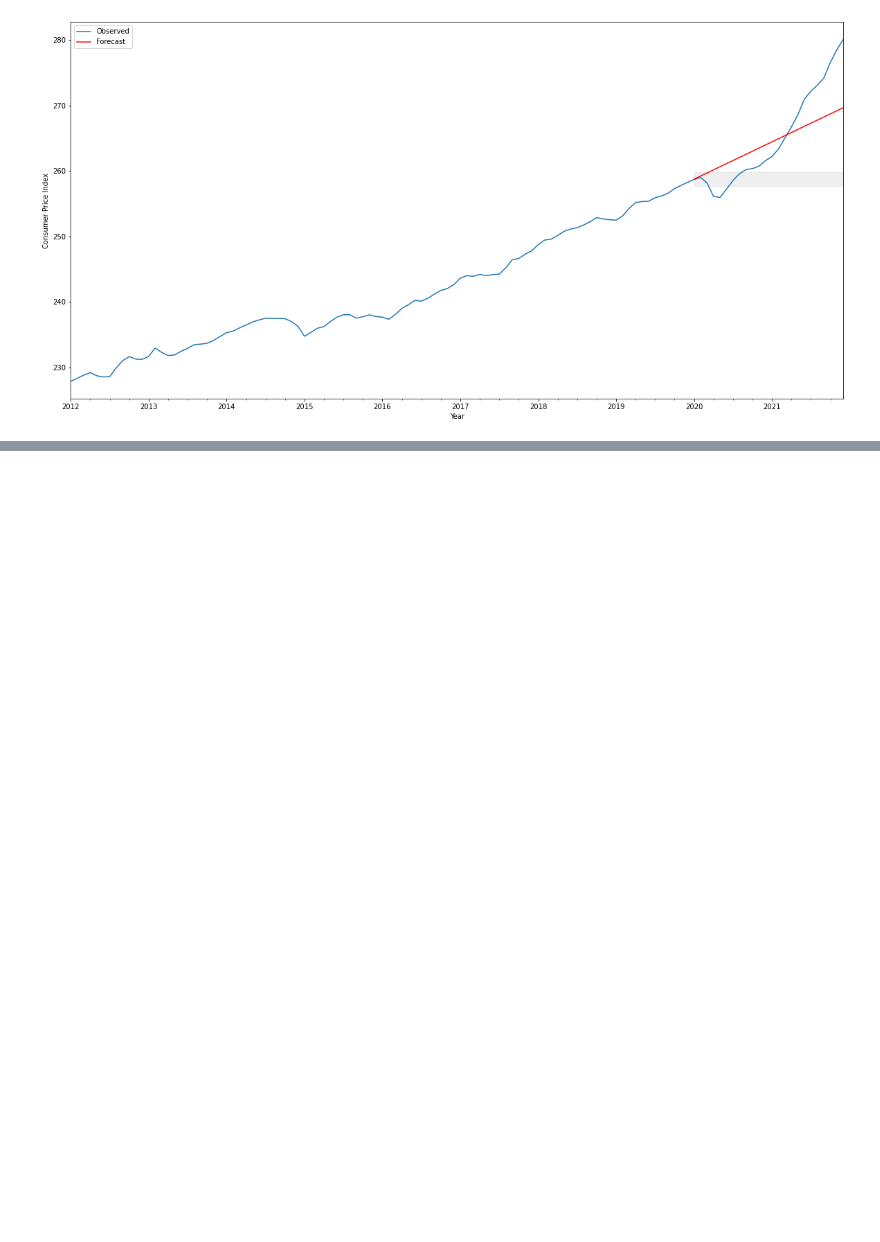
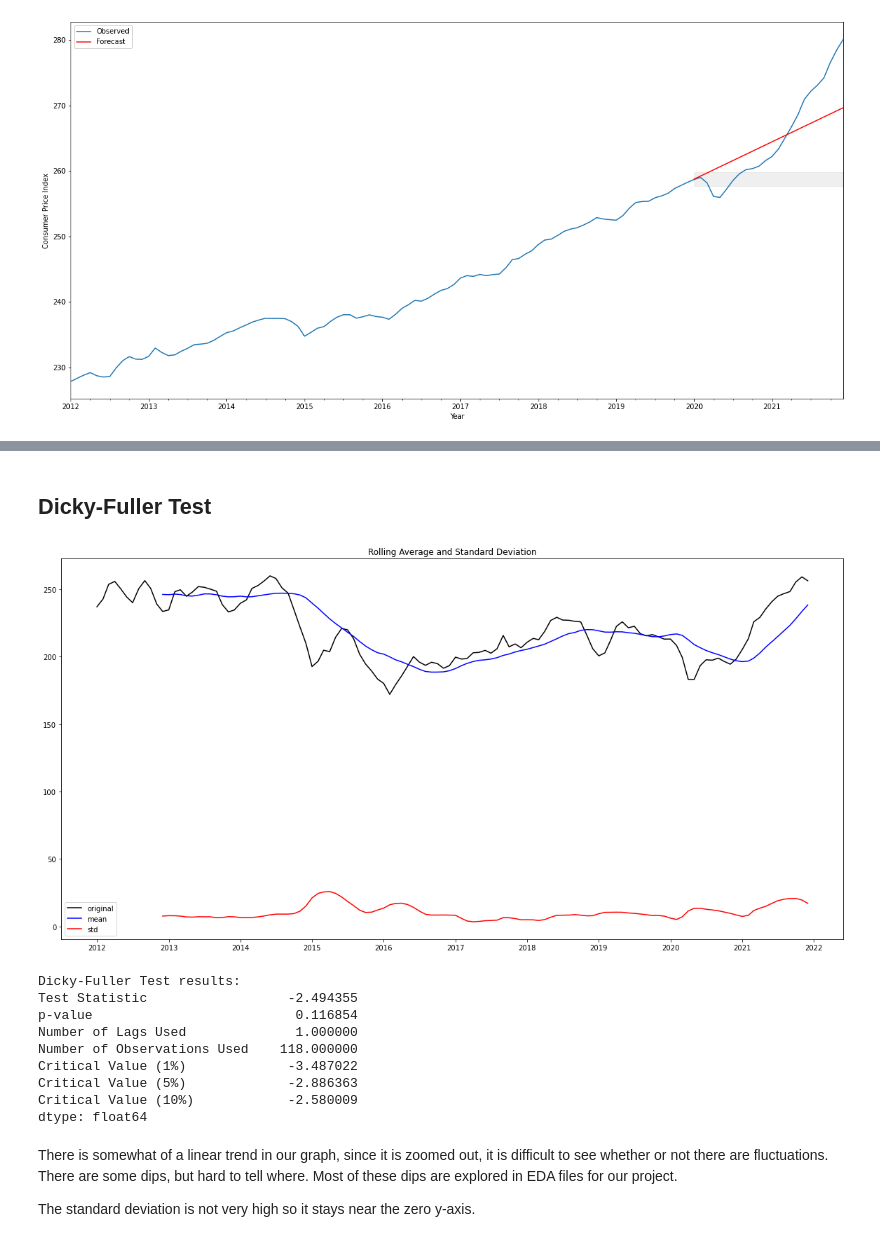
Before and after one commit to victor-thai/cpi_modeling, a Jupyter notebook: ARIMA_model_Victor.ipynb, the cells around one changed output, grey strips where cells are left out. Drawn from its saved outputs; the diff is of its cells as text; code cells hidden in the pictures; blank space fills up the shorter version.

```diff
--- a/ARIMA_model_Victor.ipynb
+++ b/ARIMA_model_Victor.ipynb
@@ -317,0 +351,2 @@ Text(0, 0.5, 'Consumer Price Index')
+# %% [markdown]
+## Dicky-Fuller Test
@@ -317,0 +355,40 @@ Text(0, 0.5, 'Consumer Price Index')
+# %%
+# function that tests stationarity with Dicky Fuller
+def dicky_stationarity_test(data):
+
+    #dynamic 12 month window rolling average and std
+    moving_average = data.rolling(window = 12).mean()
+    moving_std = data.rolling(window = 12).std()
+
+
+    original_plot = plt.plot(data, label = 'original', color = 'black')
+    mean_plot = plt.plot(moving_average, label = 'mean', color = 'blue')
+    std_plot = plt.plot(moving_std, label = 'std', color = 'red')
+
+    plt.legend(loc='best')
+    plt.title('Rolling Average and Standard Deviation')
+    plt.show(block = False)
+
+    print('Dicky-Fuller Test results:')
+    dftest = adfuller(data, autolag='AIC') #default autolag
+    output = pd.Series(dftest[0:4], index=['Test Statistic','p-value','Number of Lags Used','Number of Observations Used'])
+    for key,value in dftest[4].items():
+        output['Critical Value (%s)'%key] = value
+    print(output)
+# %%
+dicky_stationarity_test(cpi['Energy'])
+# %% [output]
+[figure, added]
+Dicky-Fuller Test results:
+Test Statistic                  -2.494355
+p-value                          0.116854
+Number of Lags Used              1.000000
+Number of Observations Used    118.000000
+Critical Value (1%)             -3.487022
+Critical Value (5%)             -2.886363
+Critical Value (10%)            -2.580009
+dtype: float64
+# %% [markdown]
+There is somewhat of a linear trend in our graph, since it is zoomed out, it is difficult to see whether or not there are fluctuations. There are some dips, but hard to tell where. Most of these dips are explored in EDA files for our project.
+
+The standard deviation is not very high so it stays near the zero y-axis.
```
Also changed, not shown: parts of 36 cells of this notebook, 6 other files.
